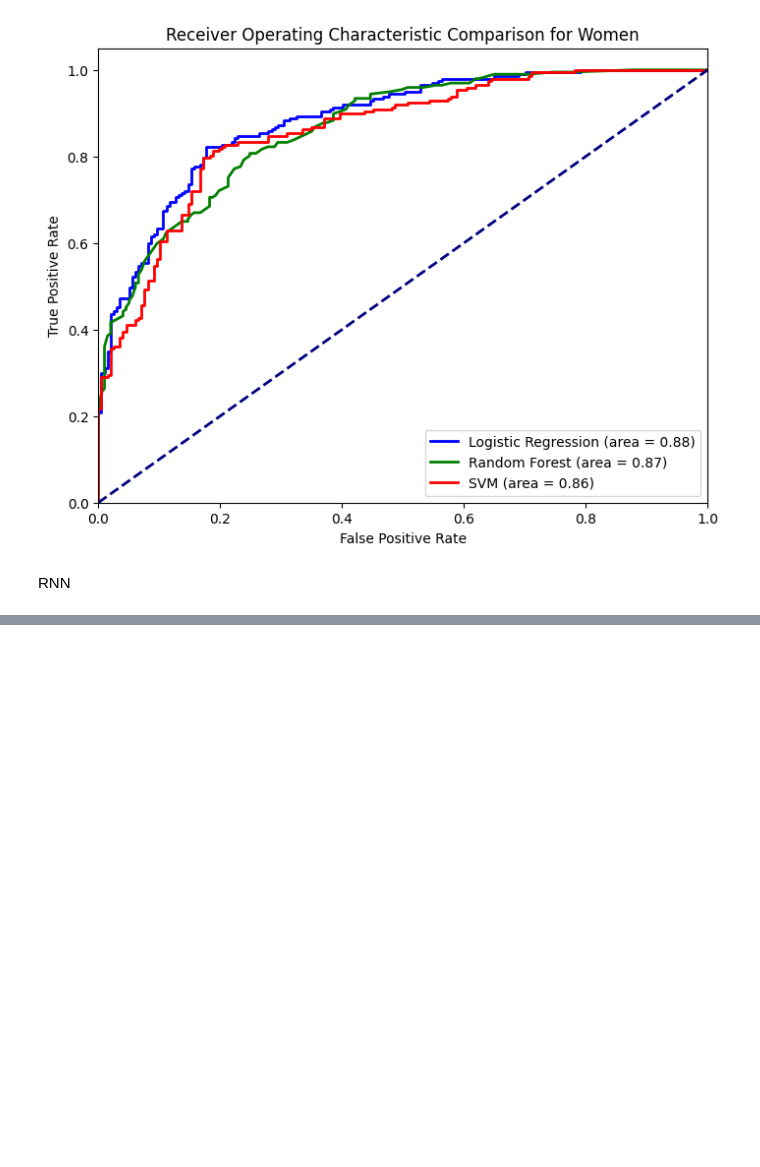
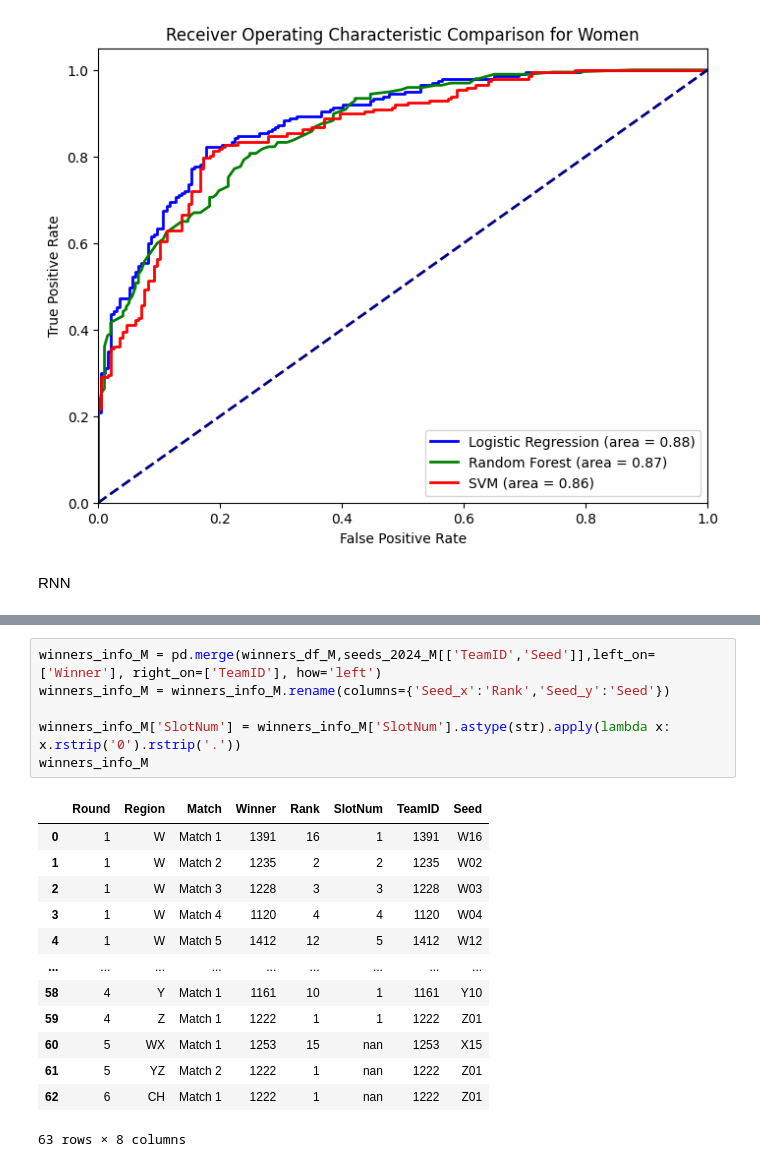
Before and after one commit to shailajgg/IDS705_MachineLearning_FinalProject, a Jupyter notebook: march-madeness-models.ipynb, the cells around one changed output, grey strips where cells are left out. Saved outputs shown, nothing was run; the diff lists cells and outputs as text; blank space fills up the shorter version.

```diff
--- a/march-madeness-models.ipynb
+++ b/march-madeness-models.ipynb
@@ -1317,0 +1727,20 @@ Confusion Matrix (Women):
+# %%
+winners_info_M = pd.merge(winners_df_M,seeds_2024_M[['TeamID','Seed']],left_on=['Winner'], right_on=['TeamID'], how='left')
+winners_info_M = winners_info_M.rename(columns={'Seed_x':'Rank','Seed_y':'Seed'})
+
+winners_info_M['SlotNum'] = winners_info_M['SlotNum'].astype(str).apply(lambda x: x.rstrip('0').rstrip('.'))
+winners_info_M
+# %% [output]
+|  | Round | Region | Match | Winner | Rank | SlotNum | TeamID | Seed |
+| 0 | 1 | W | Match 1 | 1391 | 16 | 1 | 1391 | W16 |
+| 1 | 1 | W | Match 2 | 1235 | 2 | 2 | 1235 | W02 |
+| 2 | 1 | W | Match 3 | 1228 | 3 | 3 | 1228 | W03 |
+| 3 | 1 | W | Match 4 | 1120 | 4 | 4 | 1120 | W04 |
+| 4 | 1 | W | Match 5 | 1412 | 12 | 5 | 1412 | W12 |
+| ... | ... | ... | ... | ... | ... | ... | ... | ... |
+| 58 | 4 | Y | Match 1 | 1161 | 10 | 1 | 1161 | Y10 |
+| 59 | 4 | Z | Match 1 | 1222 | 1 | 1 | 1222 | Z01 |
+| 60 | 5 | WX | Match 1 | 1253 | 15 | nan | 1253 | X15 |
+| 61 | 5 | YZ | Match 2 | 1222 | 1 | nan | 1222 | Z01 |
+| 62 | 6 | CH | Match 1 | 1222 | 1 | nan | 1222 | Z01 |
+63 rows × 8 columns
```
Also changed, not shown: parts of 20 cells of this notebook.
